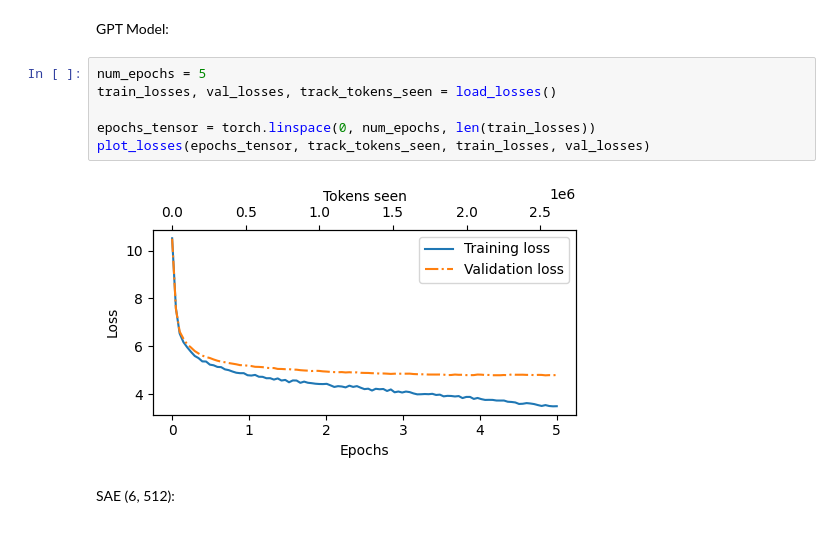
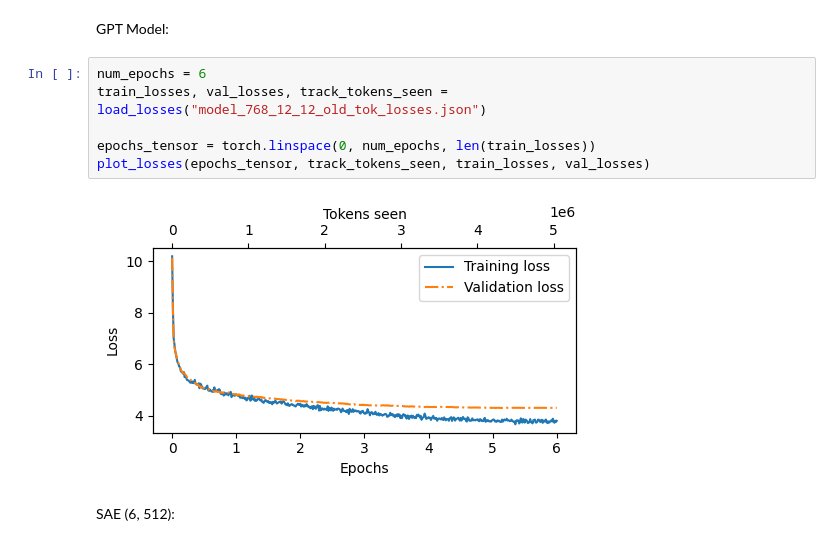
Before and after one commit to iug-htw/GPTAndPrejudice, a Jupyter notebook: loss_plotter.ipynb, the cells around one changed output. Cells and saved outputs as stored; diff of their text form.

Commit message:
final model version training

```diff
--- a/loss_plotter.ipynb
+++ b/loss_plotter.ipynb
@@ -36,13 +36,13 @@ def plot_losses(epochs_seen, tokens_seen, train_losses, val_losses):
 # %% [markdown]
 GPT Model:
 # %%
-num_epochs = 5
-train_losses, val_losses, track_tokens_seen = load_losses()
+num_epochs = 6
+train_losses, val_losses, track_tokens_seen = load_losses("model_768_12_12_old_tok_losses.json")
 
 epochs_tensor = torch.linspace(0, num_epochs, len(train_losses))
 plot_losses(epochs_tensor, track_tokens_seen, train_losses, val_losses)
 # %% [output]
-[figure, old version]
+[figure, new version]
 # %% [markdown]
 SAE (6, 512):
 # %%
```
Also changed, not shown: parts of 7 cells of this notebook, 16 other files.
